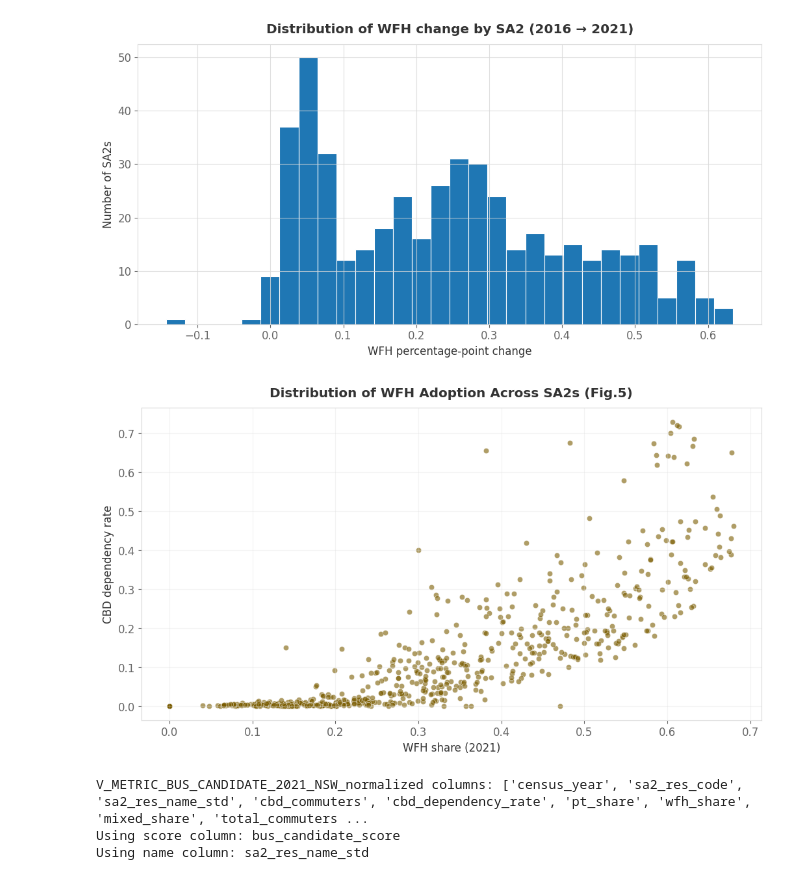
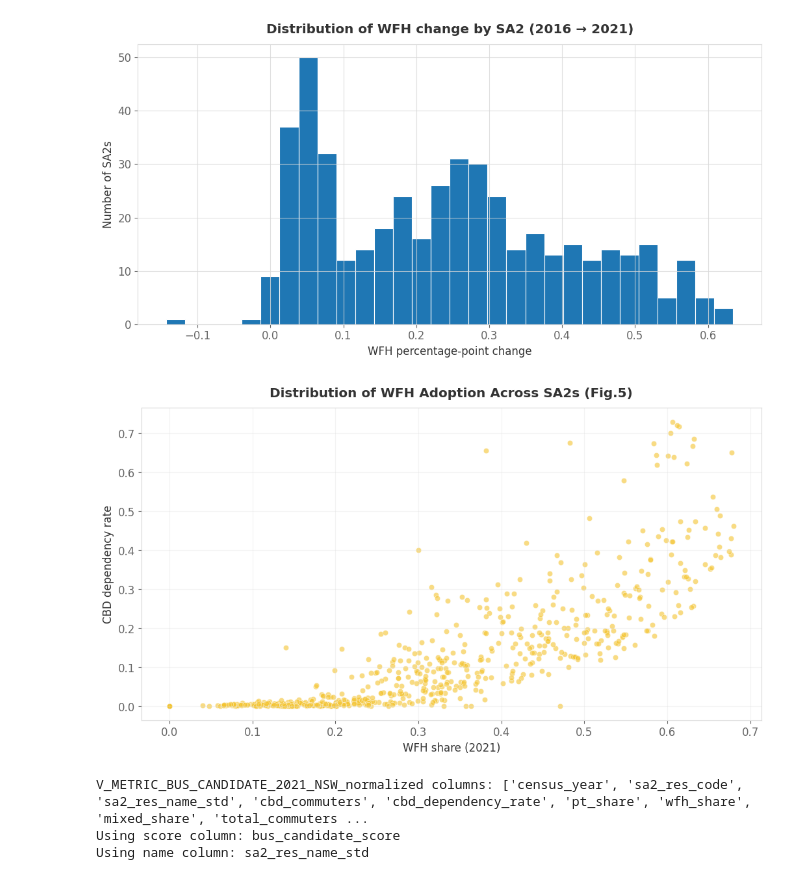
Before and after one commit to kevintran0310-tq/Quantium_Case-Study, a Jupyter notebook: Raw Data & Analytics Code/Data Output & Visualisation Code/Data Visualisation.ipynb, the cells around one changed output. Cells and saved outputs as stored; diff of their text form; code cells hidden in the pictures.

Commit message:
Change data visualisation file

```diff
--- a/Raw Data & Analytics Code/Data Output & Visualisation Code/Data Visualisation.ipynb
+++ b/Raw Data & Analytics Code/Data Output & Visualisation Code/Data Visualisation.ipynb
@@ -504,35 +504,35 @@ Using WFH change column: wfh_pp_change_16_21
 # 8) Fig.5 — Scatter: WFH (2021) vs CBD dependency (2021) (picked for slide)
 # ============================================================
 
 df_cbd = load_csv("V_METRIC_CBD_VOLUME_NSW.csv", upper_cols=False)
 
 df_scatter = df_cbd.merge(
     df_wfh_growth[["sa2_res_code", "wfh_rate_2021"]],
     on="sa2_res_code",
     how="left",
 )
 
 df_2021 = df_scatter[df_scatter["census_year"] == 2021].dropna(subset=["wfh_rate_2021", "cbd_dependency_rate"])
 
-dark_gold = "#7A5C00"
+dark_gold = "#F4C430"
 
 plt.figure(figsize=(10.5, 6))
 plt.scatter(
     df_2021["wfh_rate_2021"],
     df_2021["cbd_dependency_rate"],
     color=dark_gold,
     alpha=0.6,
     edgecolor="white",
     linewidth=0.5,
 )
 plt.xlabel("WFH share (2021)")
 plt.ylabel("CBD dependency rate")
 plt.title("Distribution of WFH Adoption Across SA2s (Fig.5)", fontweight="bold")
 plt.grid(alpha=0.3)
 plt.tight_layout()
 plt.show()
 # %% [output]
-[figure, old version]
+[figure, new version]
 # %%
 # ============================================================
 # 9) Fig.6 — Top bus candidates (Picked for slide)
```
Also changed, not shown: 1 other file.
